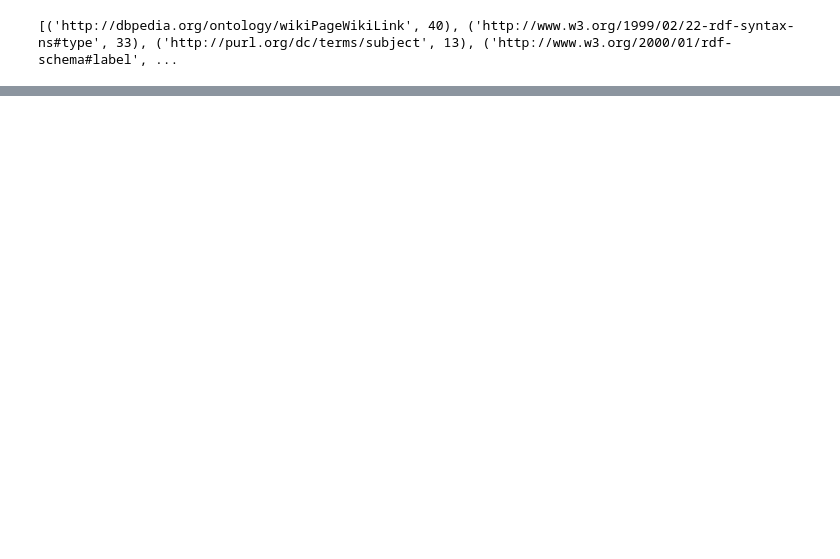
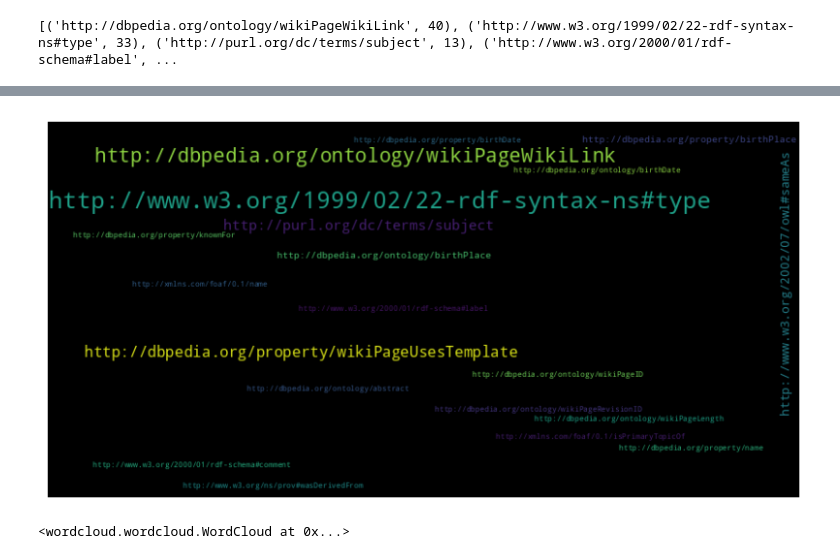
Before and after one commit to Hawawou/UE-803, a Jupyter notebook: rdf.ipynb, the cells around one changed output, grey strips where cells are left out. Cells and saved outputs as stored; diff of their text form; code cells hidden in the pictures; blank space fills up the shorter version.

```diff
--- a/rdf.ipynb
+++ b/rdf.ipynb
@@ -60,3 +77,8 @@ plt.show()
+# %%
+plot_wordcloud(property_counts_sculptors)
+# %% [output]
+[figure, added]
+<wordcloud.wordcloud.WordCloud at 0x...>
 # %%
 import seaborn as sns
 import pandas as pd
```
Also changed, not shown: parts of 8 cells of this notebook, 6 other files.
